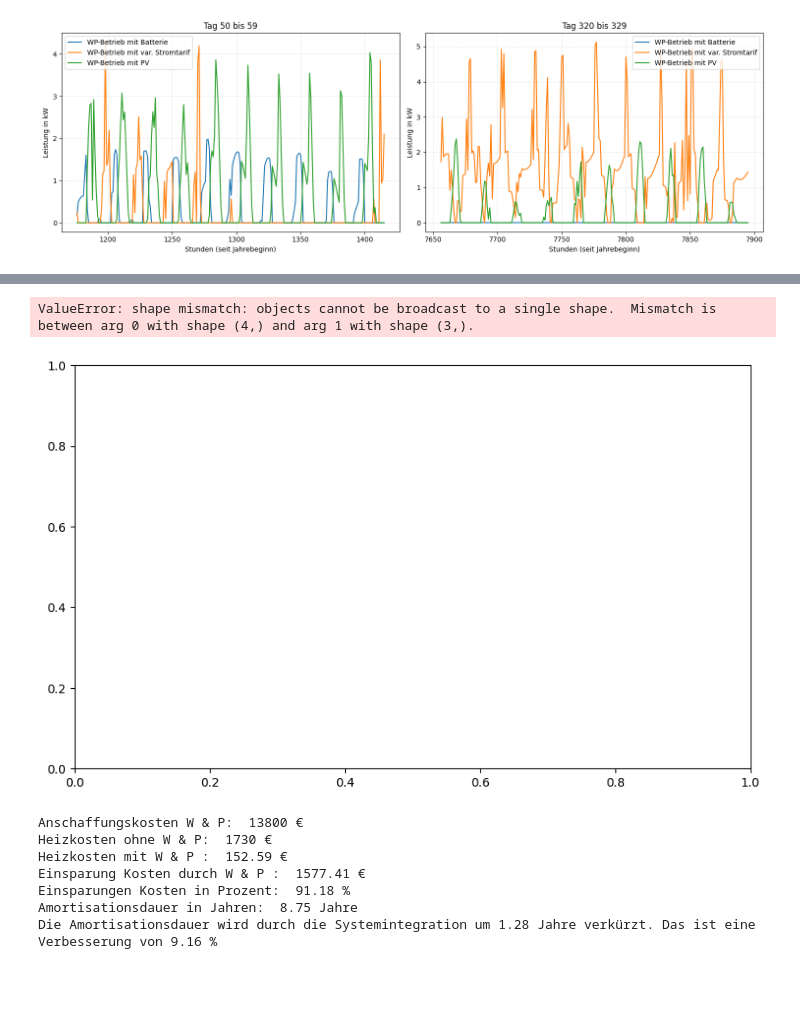
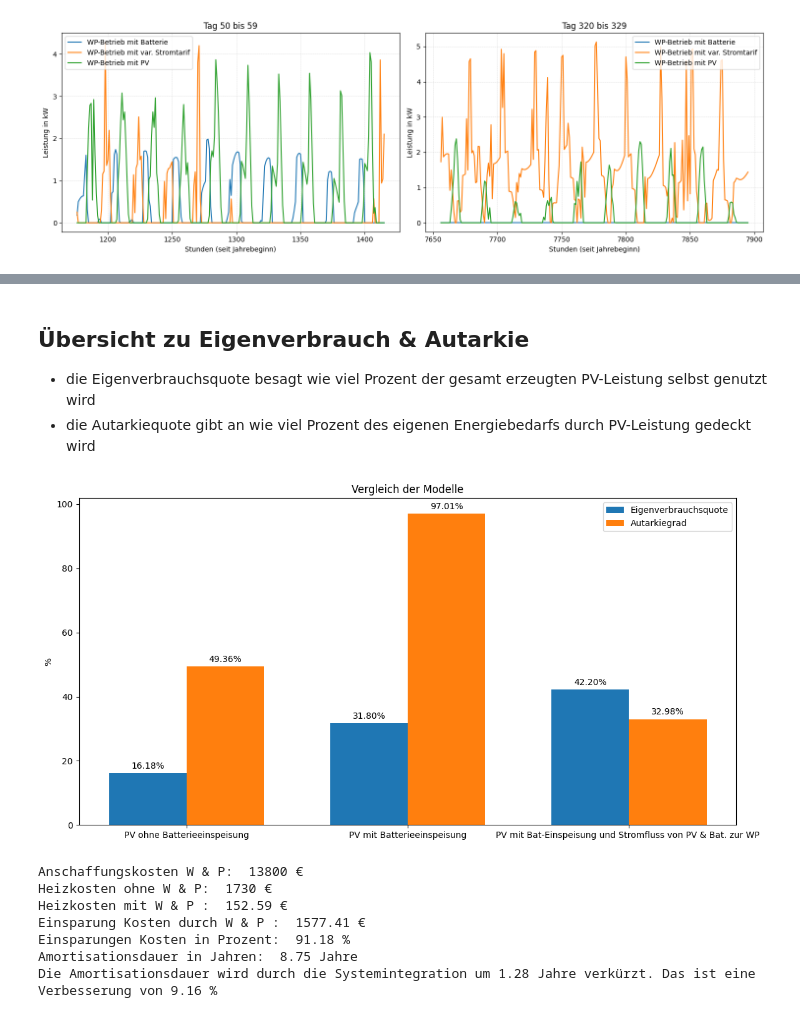
Before and after one commit to Julian3721/heatpump-operation-optimization, a Jupyter notebook: main.ipynb, the cells around one changed output, grey strips where cells are left out. Saved outputs shown, nothing was run; the diff lists cells and outputs as text; code cells hidden in the pictures; blank space fills up the shorter version.

```diff
--- a/main.ipynb
+++ b/main.ipynb
@@ -861,9 +842,9 @@ constraints = []
 for t in range(T):
     # Aufteilung der PV-Erzeugung
     constraints.append(y_pv_self[t] + y_pv_feedin[t] == PV[t])
+    # Deckung der elektrischen Nachfrage
+    constraints.append(y_pur[t] + y_pv_self[t] + y_s_dc[t] - y_s_ch[t] == D_Haushalt[t])
+
+for t in range(T-1):
     # Dynamik des Batterie-Füllstands
-for t in range(T-1):
     constraints.append(l_s[t+1] == l_s[t] + y_s_ch[t] * eta_bat - y_s_dc[t])
-# Deckung der elektrischen Nachfrage
-for t in range(T):
-    constraints.append(y_pur[t] + y_pv_self[t] + y_s_dc[t] - y_s_ch[t] == D_Haushalt[t])
@@ -898,7 +890,7 @@ data = {
     'Zeit': list(range(T)),
     'Strombezug Anbieter': [y_pur[t].varValue for t in range(T)],
     'Strombezug PV': [y_pv_self[t].varValue for t in range(T)],
-    'Stromverkauf': [y_pv_feedin[t].varValue for t in range(T)],
+    'Stromverkauf PV': [y_pv_feedin[t].varValue for t in range(T)],
     'Laden Batterie': [y_s_ch[t].varValue for t in range(T)],
     'Entladen Batterie': [y_s_dc[t].varValue for t in range(T)],
     'Batteriefüllstand': [l_s[t].varValue for t in range(T)],
@@ -919,13 +911,13 @@ else: day_safe_1 = f"Tag {day_right} bis {day_right + days - 1}"
 
 fig, (ax1, ax2) = plt.subplots(1, 2, figsize=(15, 5))
 
-df_basis[(day_left - 1) * 24:((day_left - 1) * 24) + days * 24 ][["Strombezug Anbieter", "Strombezug PV", "Stromverkauf", "Batteriefüllstand"]].plot(ax=ax1)
+df_basis[(day_left - 1) * 24:((day_left - 1) * 24) + days * 24 ][["Strombezug Anbieter", "Strombezug PV", "Stromverkauf PV", "Batteriefüllstand"]].plot(ax=ax1)
 ax1.set_ylabel("Leistung in kW")
 ax1.set_xlabel("Stunden (seit Jahrebeginn)")
 ax1.set_title(day_safe)
 ax1.grid(True, linestyle='--', alpha=0.5, linewidth=0.5)
 
-df_basis[(day_right - 1) * 24:((day_right - 1) * 24) + days * 24 ][["Strombezug Anbieter", "Strombezug PV", "Stromverkauf", "Batteriefüllstand"]].plot(ax=ax2)
+df_basis[(day_right - 1) * 24:((day_right - 1) * 24) + days * 24 ][["Strombezug Anbieter", "Strombezug PV", "Stromverkauf PV", "Batteriefüllstand"]].plot(ax=ax2)
 ax2.set_ylabel("Leistung in kW")
 ax2.set_xlabel("Stunden (seit Jahrebeginn)")
 ax2.set_title(day_safe_1)
@@ -1281,8 +1288,18 @@ Autarkiegrad: 33 %
+# %% [markdown]
+## Übersicht zu Eigenverbrauch & Autarkie
+- die Eigenverbrauchsquote besagt wie viel Prozent der gesamt erzeugten PV-Leistung selbst genutzt wird
+- die Autarkiequote gibt an wie viel Prozent des eigenen Energiebedarfs durch PV-Leistung gedeckt wird
 # %%
 # Daten für die Modelle
-modelle = ['PV ohne Batterieeinspeisung', 'PV mit Batterieeinspeisung', 'PV mit Batterie ']
+eigenverbrauch = df_basis["Strombezug PV"].sum()
+eigenverbrauchsquote_1 = eigenverbrauch / df_2019['pv'].sum() * 100
+autarkiegrad_1 = eigenverbrauch / df_2019['demand'].sum() * 100
+eigenverbrauch = df_final["Stromdeckung mit PV"].sum()
+eigenverbrauchsquote_2 = eigenverbrauch / df_2019['pv'].sum() * 100
+autarkiegrad_2 = eigenverbrauch / (df_2019['demand'].sum() + sum(Q_ges)) * 100
 
-# Höhen der Säulen für jede Gruppe (kannst du anpassen)
+modelle = ['PV ohne Batterieeinspeisung', 'PV mit Batterieeinspeisung', 'PV mit Bat-Einspeisung und Stromfluss von PV & Bat. zur WP ']
+
 Eigenverbrauchsquote = [eigenverbrauchsquote, eigenverbrauchsquote_1, eigenverbrauchsquote_2]
 Autarkiegrad = [autarkiegrad, autarkiegrad_1, autarkiegrad_2]
 
@@ -1293,37 +1310,35 @@ x = np.arange(len(modelle))  # die Label-Positionen
 breite = 0.35  # die Breite jeder Säule
 
 # Erstellen der Balken
 fig, ax = plt.subplots(figsize=(12, 6))
 balken1 = ax.bar(x - breite/2, Eigenverbrauchsquote, breite, label='Eigenverbrauchsquote')
 balken2 = ax.bar(x + breite/2, Autarkiegrad, breite, label='Autarkiegrad')
 
 # Hinzufügen von Beschriftungen und Titel
-ax.set_xlabel('Modelle')
 ax.set_ylabel('%')
 ax.set_title('Vergleich der Modelle')
 ax.set_xticks(x)
 ax.set_xticklabels(modelle)
 ax.legend()
 
+# Fügt Werte überhalb der Balken ein
 def add_labels(balken):
     for balk in balken:
         height = balk.get_height()
         ax.annotate(f'{height:.2f}%',
                     xy=(balk.get_x() + balk.get_width() / 2, height),
                     xytext=(0, 3),  # 3 Punkte vertikal versetzen
                     textcoords="offset points",
                     ha='center', va='bottom')
 
-
 add_labels(balken1)
 add_labels(balken2)
 
 # Layout anpassen und anzeigen
 fig.tight_layout()
 plt.show()
 # %% [output]
-ValueError: shape mismatch: objects cannot be broadcast to a single shape.  Mismatch is between arg 0 with shape (4,) and arg 1 with shape (3,).
-[figure, old version]
+[figure, new version]
 # %%
 #Amortisationsdauer von Wärmepumpe + Pufferspeicher + Basismodellerweiterung
 cost = p.value(model.objective)
```
Also changed, not shown: parts of 17 cells of this notebook, 5 other files.
